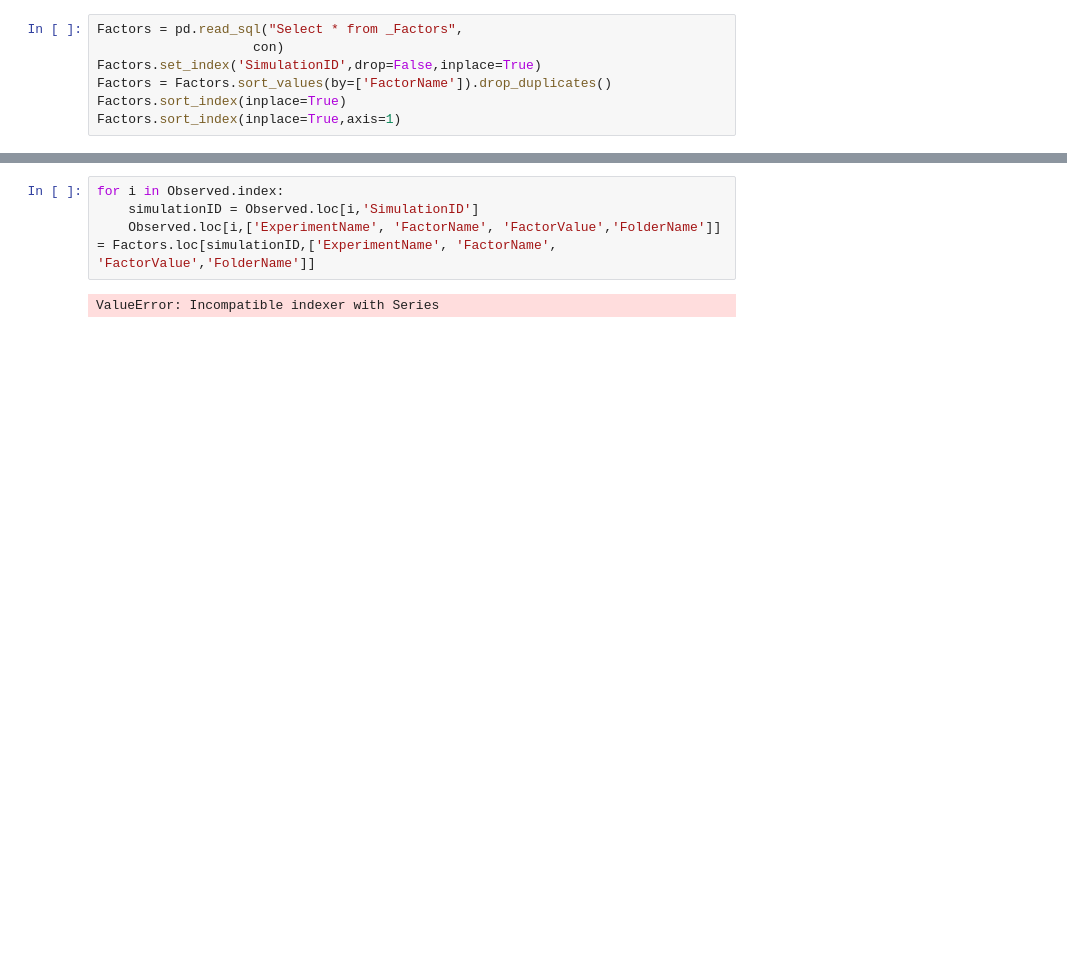
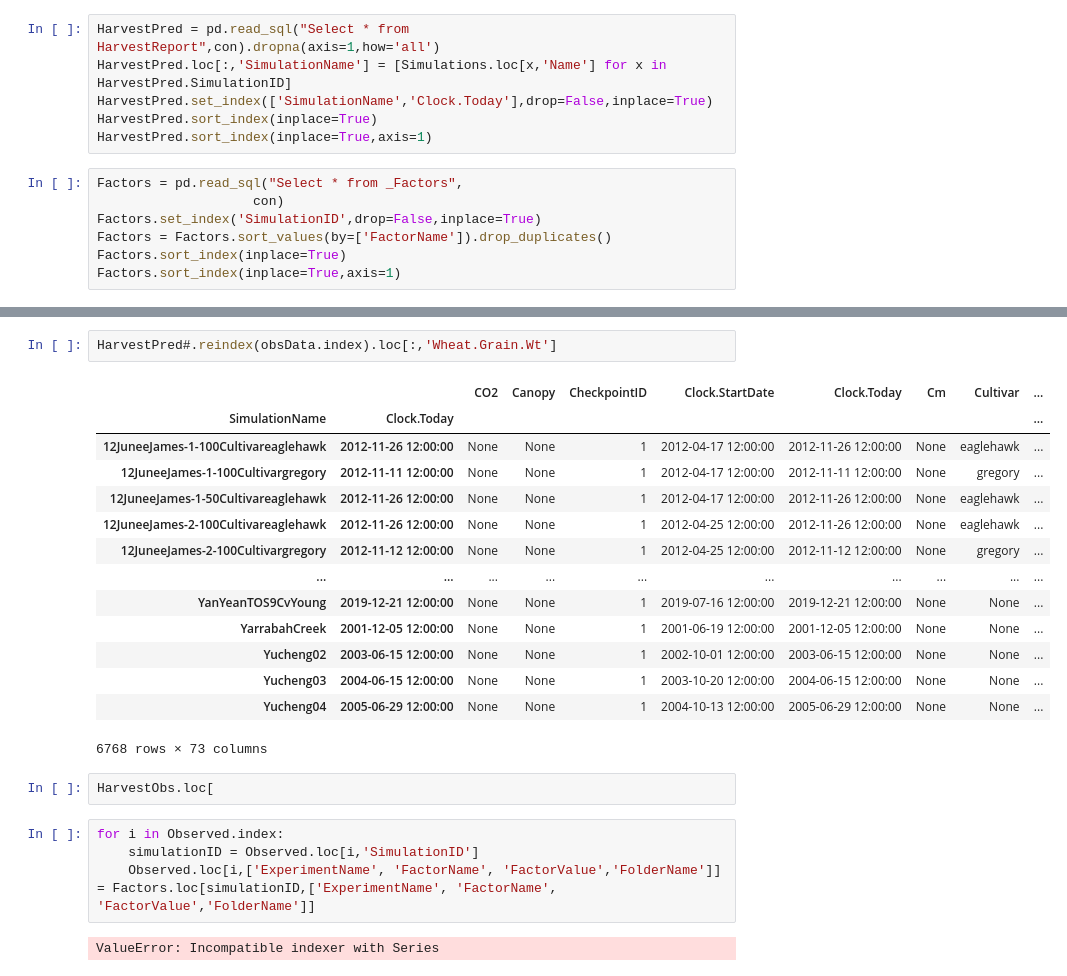
Before and after one commit to HamishBrownPFR/ApsimX, a Jupyter notebook: Prototypes/WheatSimpleLeaf/WheatAnalysis.ipynb, the cells around one changed output, grey strips where cells are left out. Saved outputs shown, nothing was run; the diff lists cells and outputs as text; blank space fills up the shorter version.

```diff
--- a/Prototypes/WheatSimpleLeaf/WheatAnalysis.ipynb
+++ b/Prototypes/WheatSimpleLeaf/WheatAnalysis.ipynb
@@ -30,6 +30,12 @@ Observed.loc[:,'SimulationName'] = [Simulations.loc[x,'Name'] for x in Observed.
 Observed.set_index(['SimulationName','Clock.Today'],drop=False,inplace=True)
 Observed.sort_index(inplace=True)
 Observed.sort_index(inplace=True,axis=1)
+# %%
+HarvestPred = pd.read_sql("Select * from HarvestReport",con).dropna(axis=1,how='all')
+HarvestPred.loc[:,'SimulationName'] = [Simulations.loc[x,'Name'] for x in HarvestPred.SimulationID]
+HarvestPred.set_index(['SimulationName','Clock.Today'],drop=False,inplace=True)
+HarvestPred.sort_index(inplace=True)
+HarvestPred.sort_index(inplace=True,axis=1)
 # %%
 Factors = pd.read_sql("Select * from _Factors",
                     con)
@@ -94,3 +124,22 @@ list(Observed.loc[Observed.loc[:,'Wheat.Phenology.CurrentStageName']=='HarvestRi
+# %%
+HarvestPred#.reindex(obsData.index).loc[:,'Wheat.Grain.Wt']
+# %% [output]
+|  |  | CO2 | Canopy | CheckpointID | Clock.StartDate | Clock.Today | Cm | Cultivar | ... |
+| SimulationName | Clock.Today |  |  |  |  |  |  |  | ... |
+| 12JuneeJames-1-100Cultivareaglehawk | 2012-11-26 12:00:00 | None | None | 1 | 2012-04-17 12:00:00 | 2012-11-26 12:00:00 | None | eaglehawk | ... |
+| 12JuneeJames-1-100Cultivargregory | 2012-11-11 12:00:00 | None | None | 1 | 2012-04-17 12:00:00 | 2012-11-11 12:00:00 | None | gregory | ... |
+| 12JuneeJames-1-50Cultivareaglehawk | 2012-11-26 12:00:00 | None | None | 1 | 2012-04-17 12:00:00 | 2012-11-26 12:00:00 | None | eaglehawk | ... |
+| 12JuneeJames-2-100Cultivareaglehawk | 2012-11-26 12:00:00 | None | None | 1 | 2012-04-25 12:00:00 | 2012-11-26 12:00:00 | None | eaglehawk | ... |
+| 12JuneeJames-2-100Cultivargregory | 2012-11-12 12:00:00 | None | None | 1 | 2012-04-25 12:00:00 | 2012-11-12 12:00:00 | None | gregory | ... |
+| ... | ... | ... | ... | ... | ... | ... | ... | ... | ... |
+| YanYeanTOS9CvYoung | 2019-12-21 12:00:00 | None | None | 1 | 2019-07-16 12:00:00 | 2019-12-21 12:00:00 | None | None | ... |
+| YarrabahCreek | 2001-12-05 12:00:00 | None | None | 1 | 2001-06-19 12:00:00 | 2001-12-05 12:00:00 | None | None | ... |
+| Yucheng02 | 2003-06-15 12:00:00 | None | None | 1 | 2002-10-01 12:00:00 | 2003-06-15 12:00:00 | None | None | ... |
+| Yucheng03 | 2004-06-15 12:00:00 | None | None | 1 | 2003-10-20 12:00:00 | 2004-06-15 12:00:00 | None | None | ... |
+| Yucheng04 | 2005-06-29 12:00:00 | None | None | 1 | 2004-10-13 12:00:00 | 2005-06-29 12:00:00 | None | None | ... |
+6768 rows × 73 columns
+# %%
+HarvestObs.loc[
 # %%
 for i in Observed.index:
     simulationID = Observed.loc[i,'SimulationID']
```
Also changed, not shown: parts of 7 cells of this notebook, 1 other file.
